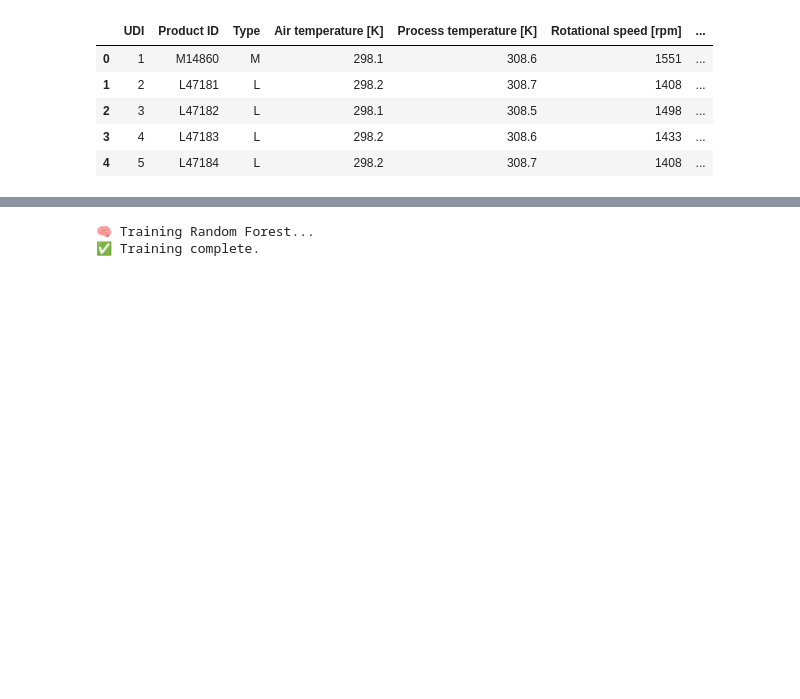
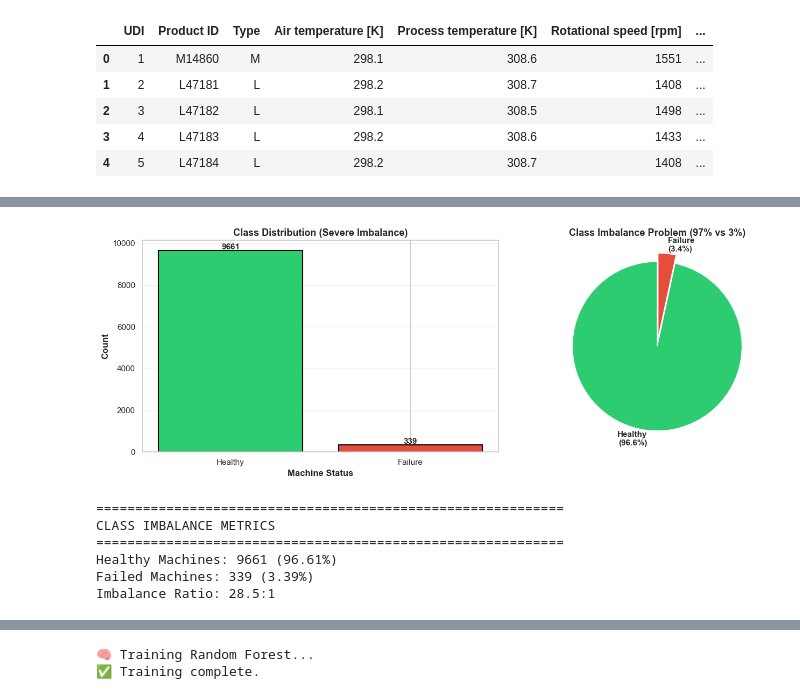
Before and after one commit to anikerry/predictive_maintenance_project, a Jupyter notebook: src/train.ipynb, the cells around one changed output, grey strips where cells are left out. Saved outputs shown, nothing was run; the diff lists cells and outputs as text; code cells hidden in the pictures; blank space fills up the shorter version.

```diff
--- a/src/train.ipynb
+++ b/src/train.ipynb
@@ -72,0 +143,43 @@ Features ready for modeling:
+# %%
+# Class Distribution Analysis - THE KEY PROBLEM
+fig, axes = plt.subplots(1, 2, figsize=(14, 5))
+
+# Count plot
+class_counts = df['Machine_failure'].value_counts()
+colors_class = ['#2ecc71', '#e74c3c']  # Green for healthy, red for failure
+axes[0].bar(class_counts.index, class_counts.values, color=colors_class, edgecolor='black', linewidth=1.5)
+axes[0].set_xlabel('Machine Status', fontsize=12, fontweight='bold')
+axes[0].set_ylabel('Count', fontsize=12, fontweight='bold')
+axes[0].set_xticks([0, 1])
+axes[0].set_xticklabels(['Healthy', 'Failure'], fontsize=11)
+axes[0].set_title('Class Distribution (Severe Imbalance)', fontsize=13, fontweight='bold')
+axes[0].grid(axis='y', alpha=0.3)
+
+# Add count labels on bars
+for i, v in enumerate(class_counts.values):
+    axes[0].text(i, v + 50, str(v), ha='center', fontweight='bold', fontsize=11)
+
+# Percentage pie chart
+percentages = (class_counts / class_counts.sum() * 100)
+axes[1].pie(percentages, labels=[f'Healthy\n({percentages[0]:.1f}%)', f'Failure\n({percentages[1]:.1f}%)'],
+            colors=colors_class, autopct='', startangle=90, textprops={'fontsize': 11, 'fontweight': 'bold'},
+            explode=(0, 0.1))
+axes[1].set_title('Class Imbalance Problem (97% vs 3%)', fontsize=13, fontweight='bold')
+
+plt.tight_layout()
+plt.show()
+
+print(f"\n{'=' * 60}")
+print("CLASS IMBALANCE METRICS")
+print(f"{'=' * 60}")
+print(f"Healthy Machines: {class_counts[0]} ({percentages[0]:.2f}%)")
+print(f"Failed Machines: {class_counts[1]} ({percentages[1]:.2f}%)")
+print(f"Imbalance Ratio: {class_counts[0] / class_counts[1]:.1f}:1")
+# %% [output]
+[figure, added]
+============================================================
+CLASS IMBALANCE METRICS
+============================================================
+Healthy Machines: 9661 (96.61%)
+Failed Machines: 339 (3.39%)
+Imbalance Ratio: 28.5:1
```
Also changed, not shown: parts of 15 cells of this notebook, 10 other files.
